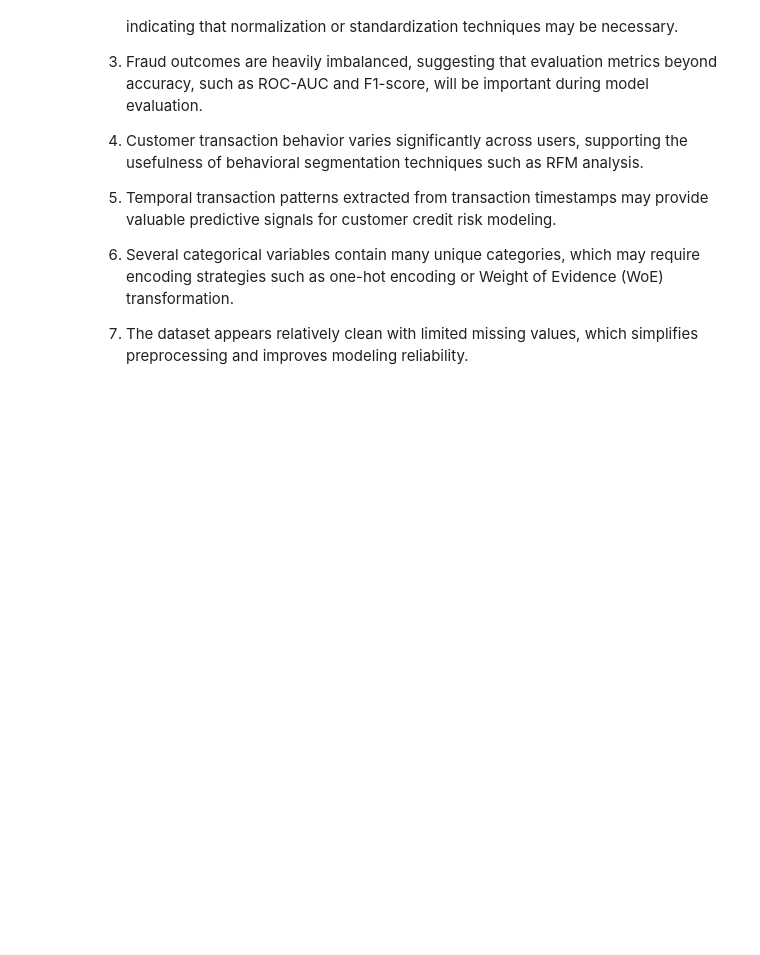
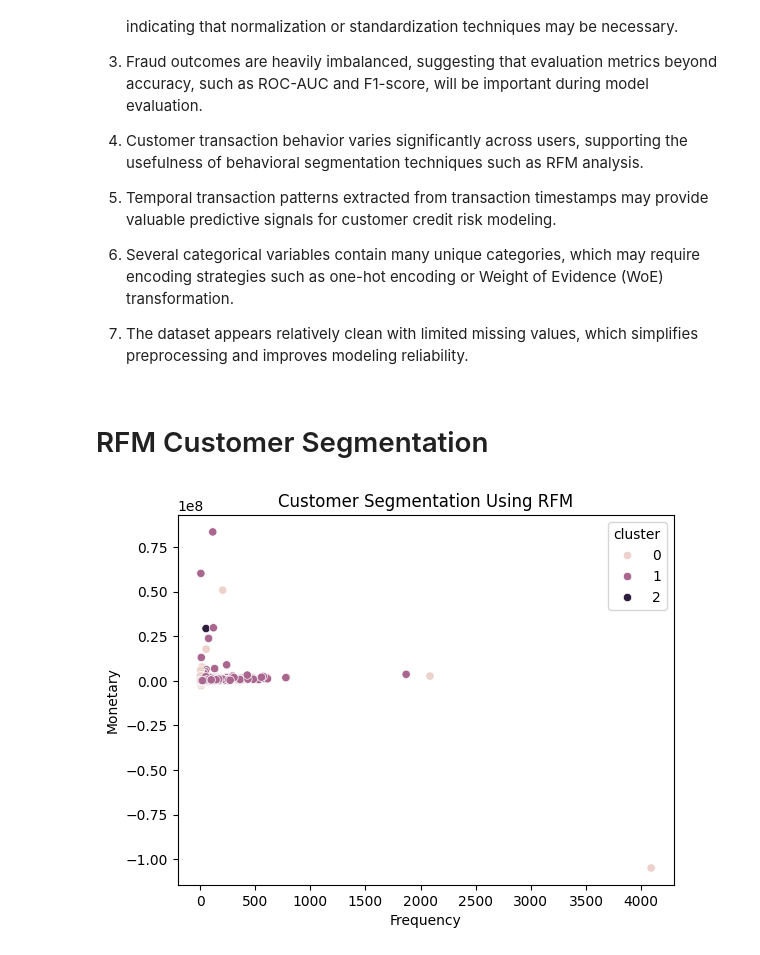
Before and after one commit to tin-blip/credit-risk-model, a Jupyter notebook: notebooks/eda.ipynb, the cells around one changed output. Drawn from its saved outputs; the diff is of its cells as text; code cells hidden in the pictures; blank space fills up the shorter version.

Commit message:
Implement RFM clustering and proxy target engineering

```diff
--- a/notebooks/eda.ipynb
+++ b/notebooks/eda.ipynb
@@ -335,3 +340,50 @@ plt.show()
 6. Several categorical variables contain many unique categories, which may require encoding strategies such as one-hot encoding or Weight of Evidence (WoE) transformation.
 
 7. The dataset appears relatively clean with limited missing values, which simplifies preprocessing and improves modeling reliability.
+# %% [markdown]
+# RFM Customer Segmentation
+# %%
+from sklearn.cluster import KMeans
+from sklearn.preprocessing import MinMaxScaler
+
+rfm = (
+    df.groupby("CustomerId")
+    .agg(
+        Recency=(
+            "TransactionStartTime",
+            lambda x: (
+                pd.to_datetime(df["TransactionStartTime"]).max()
+                - pd.to_datetime(x).max()
+            ).days,
+        ),
+        Frequency=("TransactionId", "count"),
+        Monetary=("Amount", "sum"),
+    )
+    .reset_index()
+)
+
+scaler = MinMaxScaler()
+
+rfm_scaled = scaler.fit_transform(
+    rfm[["Recency", "Frequency", "Monetary"]]
+)
+
+kmeans = KMeans(
+    n_clusters=3,
+    random_state=42,
+    n_init=10,
+)
+
+rfm["cluster"] = kmeans.fit_predict(rfm_scaled)
+
+sns.scatterplot(
+    x=rfm["Frequency"],
+    y=rfm["Monetary"],
+    hue=rfm["cluster"],
+)
+
+plt.title("Customer Segmentation Using RFM")
+
+plt.show()
+# %% [output]
+[figure, added]
```
Also changed, not shown: parts of 2 cells of this notebook, 1 other file.
